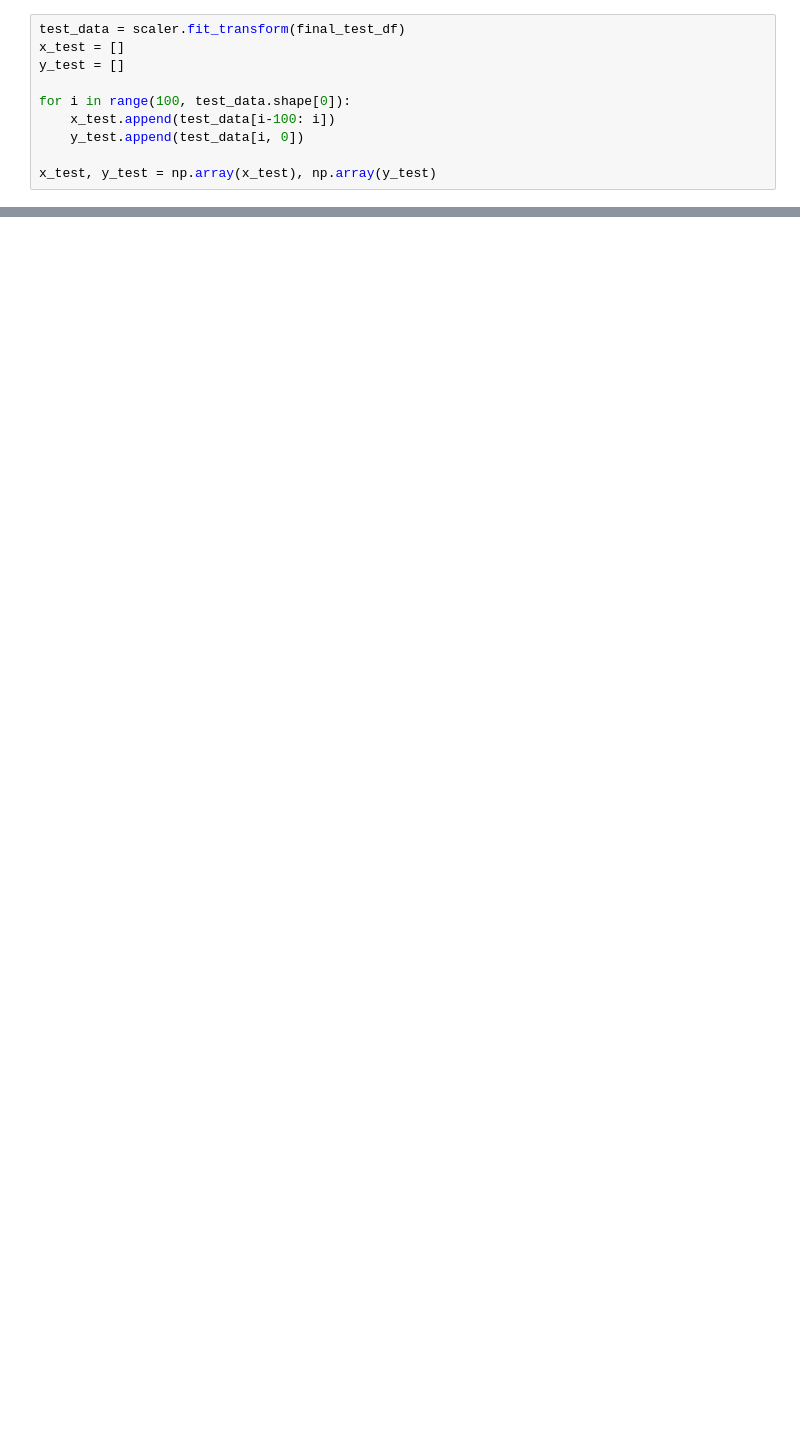
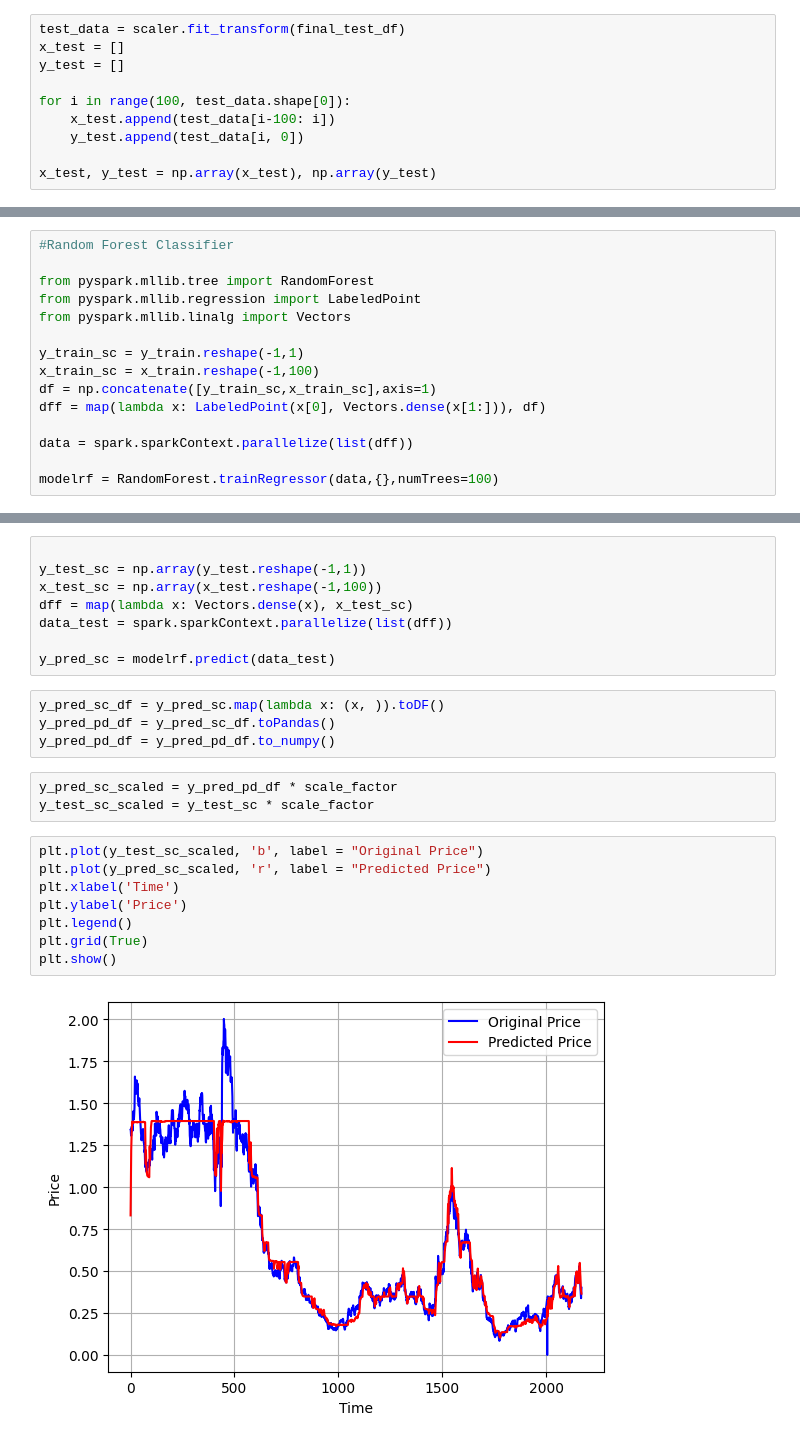
Before and after one commit to princydd17/CS-GY-6513---Big-Data-Project, a Jupyter notebook: BigDataProject.ipynb, the cells around one changed output, grey strips where cells are left out. Drawn from its saved outputs; the diff is of its cells as text; blank space fills up the shorter version.

Commit message:
RandomForestClassifier Code

```diff
--- a/BigDataProject.ipynb
+++ b/BigDataProject.ipynb
@@ -326,0 +328,15 @@ plt.show()
+# %%
+#Random Forest Classifier
+
+from pyspark.mllib.tree import RandomForest
+from pyspark.mllib.regression import LabeledPoint
+from pyspark.mllib.linalg import Vectors
+
+y_train_sc = y_train.reshape(-1,1)
+x_train_sc = x_train.reshape(-1,100)
+df = np.concatenate([y_train_sc,x_train_sc],axis=1)
+dff = map(lambda x: LabeledPoint(x[0], Vectors.dense(x[1:])), df)
+
+data = spark.sparkContext.parallelize(list(dff))
+
+modelrf = RandomForest.trainRegressor(data,{},numTrees=100)
@@ -326,0 +361,25 @@ plt.show()
+# %%
+
+y_test_sc = np.array(y_test.reshape(-1,1))
+x_test_sc = np.array(x_test.reshape(-1,100))
+dff = map(lambda x: Vectors.dense(x), x_test_sc)
+data_test = spark.sparkContext.parallelize(list(dff))
+
+y_pred_sc = modelrf.predict(data_test)
+# %%
+y_pred_sc_df = y_pred_sc.map(lambda x: (x, )).toDF()
+y_pred_pd_df = y_pred_sc_df.toPandas()
+y_pred_pd_df = y_pred_pd_df.to_numpy()
+# %%
+y_pred_sc_scaled = y_pred_pd_df * scale_factor
+y_test_sc_scaled = y_test_sc * scale_factor
+# %%
+plt.plot(y_test_sc_scaled, 'b', label = "Original Price")
+plt.plot(y_pred_sc_scaled, 'r', label = "Predicted Price")
+plt.xlabel('Time')
+plt.ylabel('Price')
+plt.legend()
+plt.grid(True)
+plt.show()
+# %% [output]
+[figure, added]
```
Also changed, not shown: parts of 12 cells of this notebook, 20 other files.
